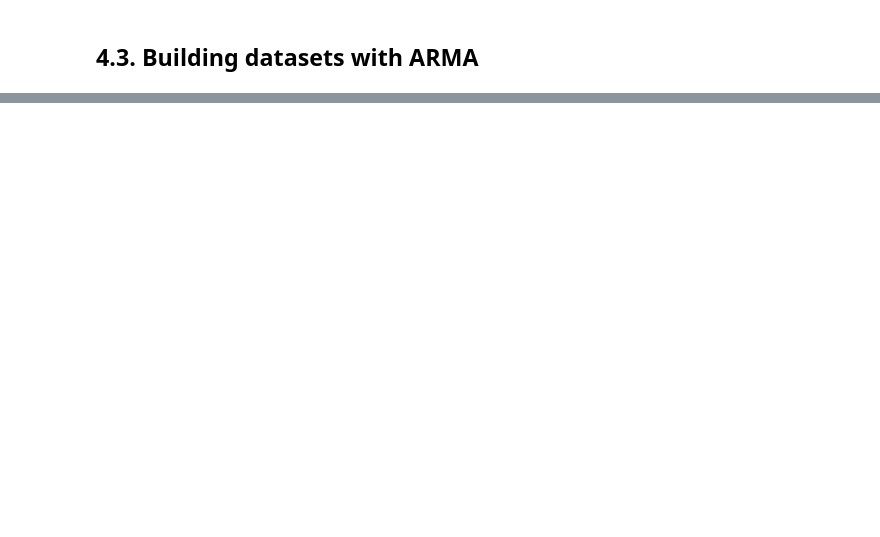
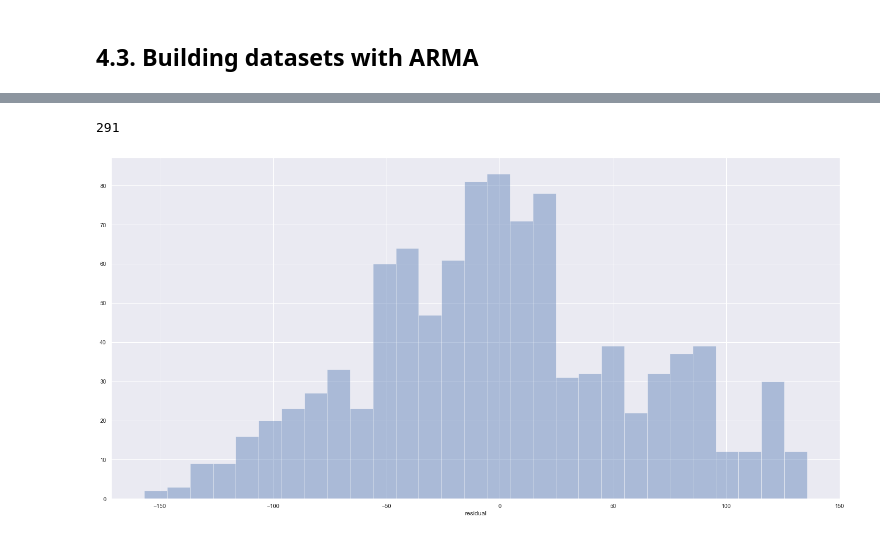
Before and after one commit to Meigarom/TimeSeries-Academy, a Jupyter notebook: book-practical-timeSeries-analysis/book_codes.ipynb, the cells around one changed output, grey strips where cells are left out. Cells and saved outputs as stored; diff of their text form; code cells hidden in the pictures; blank space fills up the shorter version.

```diff
--- a/book-practical-timeSeries-analysis/book_codes.ipynb
+++ b/book-practical-timeSeries-analysis/book_codes.ipynb
@@ -315,0 +399,9 @@ Roots
+# %%
+# Autocorrelation plot
+from statsmodels.graphics.tsaplots import plot_acf, plot_pacf
+
+ibm_df['residual'] = ibm_df['Close_Price'] - ibm_df['Close_Price'].mean()
+ibm_df = ibm_df.dropna()
+
+plot_acf( ibm_df.residual, lags=50 )
+plot_pacf( ibm_df.residual, lags=50 )
@@ -315,0 +412,8 @@ Roots
+# %%
+156+135
+# %% [output]
+291
+# %%
+sns.distplot( ibm_df['residual'], kde=False, bins=29 );
+# %% [output]
+[figure, added]
```
Also changed, not shown: parts of 26 cells of this notebook.
